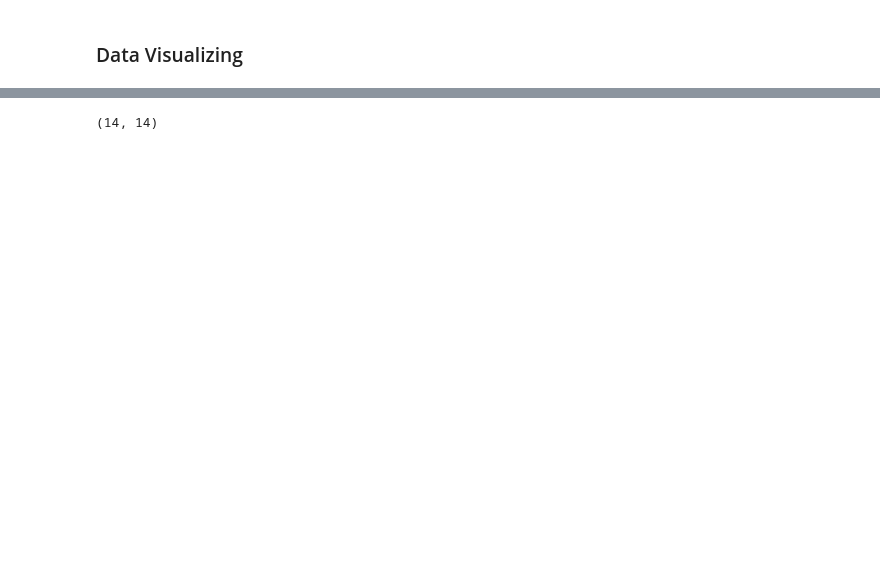
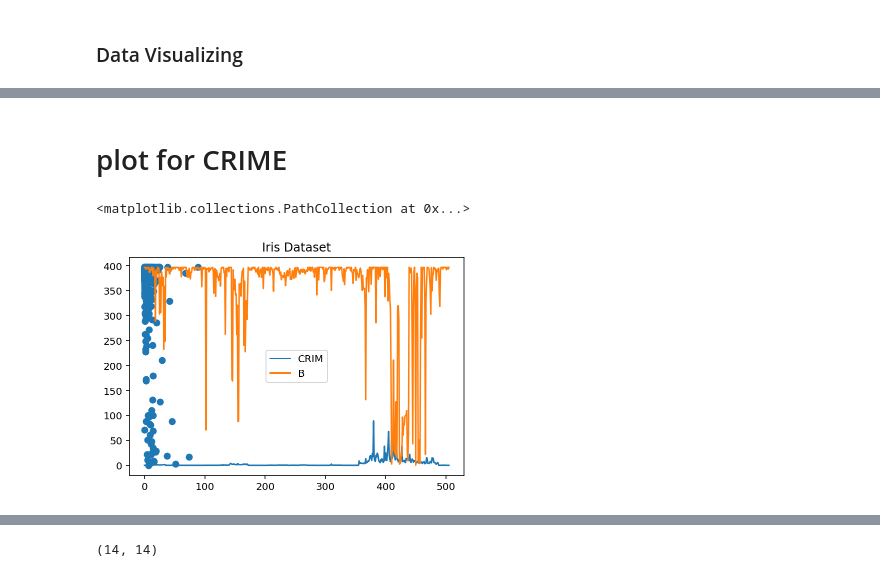
Before and after one commit to xxmelar-ksaxx/DataComp, a Jupyter notebook: Project_Template.ipynb, the cells around one changed output, grey strips where cells are left out. Drawn from its saved outputs; the diff is of its cells as text; code cells hidden in the pictures; blank space fills up the shorter version.

```diff
--- a/Project_Template.ipynb
+++ b/Project_Template.ipynb
@@ -316,0 +372,29 @@ As we see, there are not any missing data
+# %% [markdown]
+# plot for CRIME
+# %%
+# crime plot
+
+age_tax = data[['CRIM','B']]
+x = data['CRIM']
+y = data['B']
+# age_tax.plot.hist(subplots=True,layout=(3,3) ,figsize=(10,10), bins=20)
+
+columns = data[['CRIM','B']]
+# create x data
+x_data = range(0, data.shape[0])
+# create figure and axis
+fig, ax = plt.subplots()
+# plot each column
+for column in columns:
+    ax.plot(x_data, data[column], label=column)
+
+# set title and legend
+ax.set_title('Iris Dataset')
+ax.legend()
+
+plt.scatter(x, y)
+# plt.plot(x, linewidth=2.0)
+# plt.show()
+# %% [output]
+<matplotlib.collections.PathCollection at 0x...>
+[figure, added]
```
Also changed, not shown: parts of 17 cells of this notebook.
